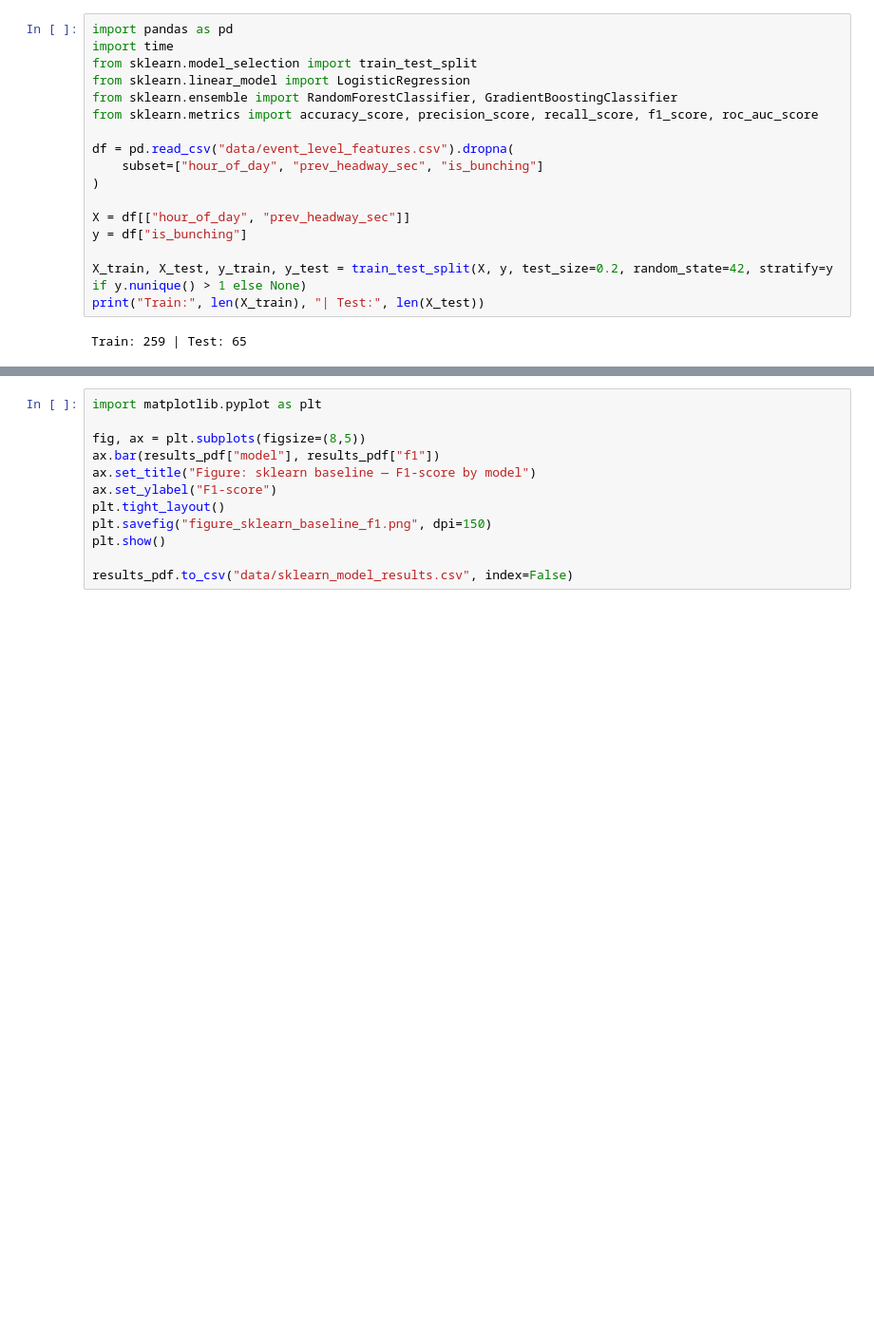
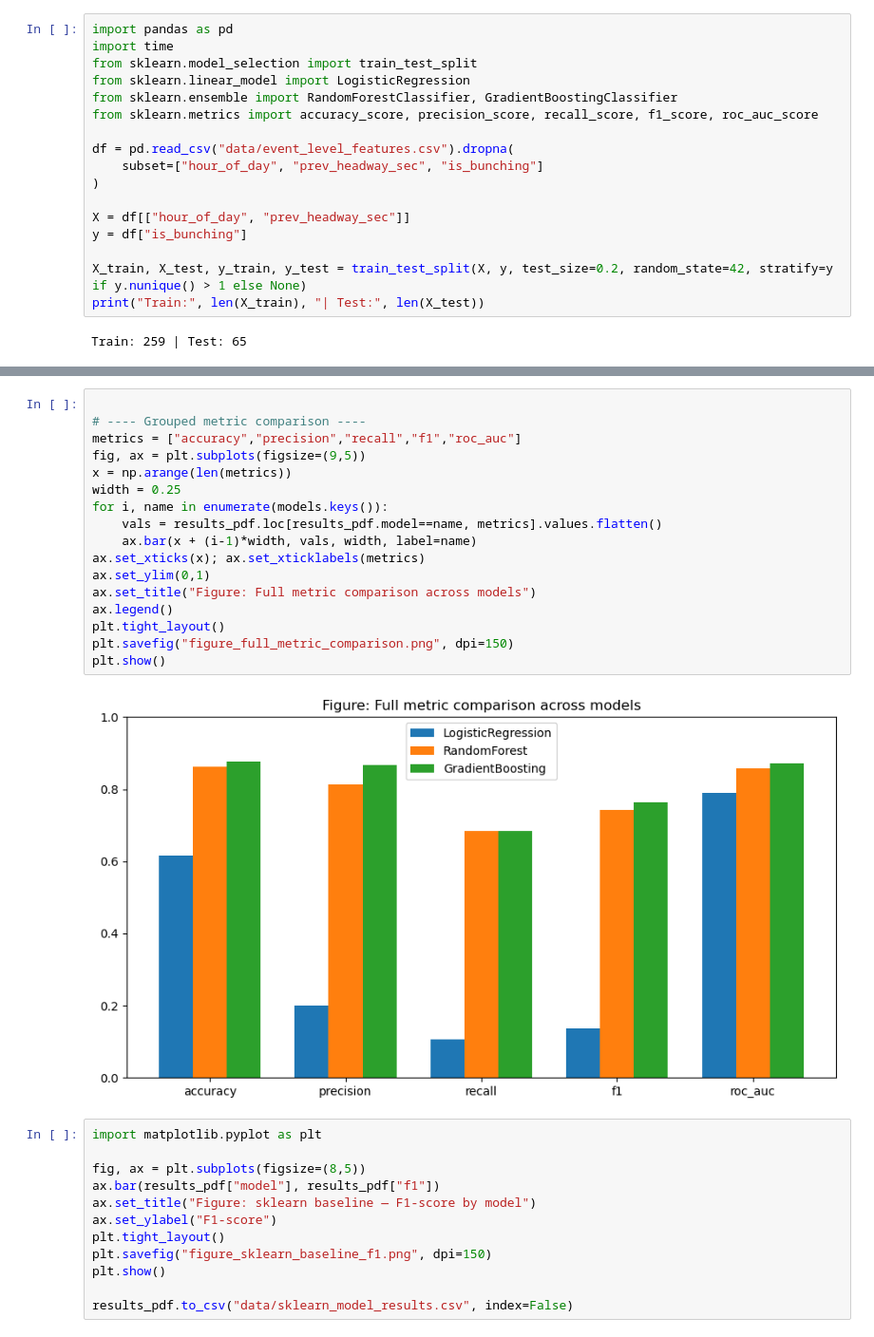
Before and after one commit to Pratikshya0809/Big-Data-Programming-Project-Coursework, a Jupyter notebook: 04_ML_Classification_Models.ipynb, the cells around one changed output, grey strips where cells are left out. Shown at 95% size. Saved outputs shown, nothing was run; the diff lists cells and outputs as text; blank space fills up the shorter version.

```diff
--- a/04_ML_Classification_Models.ipynb
+++ b/04_ML_Classification_Models.ipynb
@@ -66,3 +126,22 @@ results_pdf
+# %%
+
+# ---- Grouped metric comparison ----
+metrics = ["accuracy","precision","recall","f1","roc_auc"]
+fig, ax = plt.subplots(figsize=(9,5))
+x = np.arange(len(metrics))
+width = 0.25
+for i, name in enumerate(models.keys()):
+    vals = results_pdf.loc[results_pdf.model==name, metrics].values.flatten()
+    ax.bar(x + (i-1)*width, vals, width, label=name)
+ax.set_xticks(x); ax.set_xticklabels(metrics)
+ax.set_ylim(0,1)
+ax.set_title("Figure: Full metric comparison across models")
+ax.legend()
+plt.tight_layout()
+plt.savefig("figure_full_metric_comparison.png", dpi=150)
+plt.show()
+# %% [output]
+[figure, added]
 # %%
 import matplotlib.pyplot as plt
 
```
Also changed, not shown: parts of 4 cells of this notebook.
